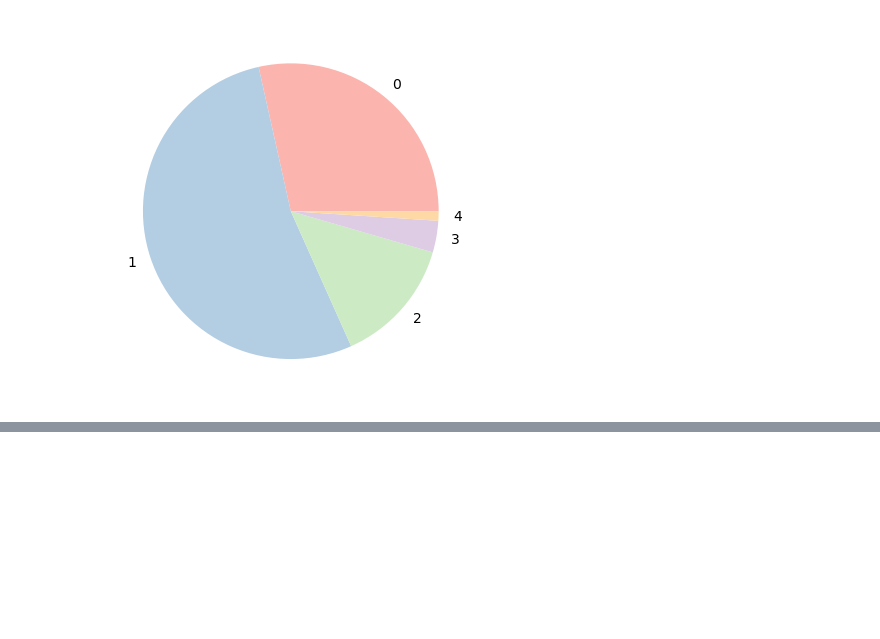
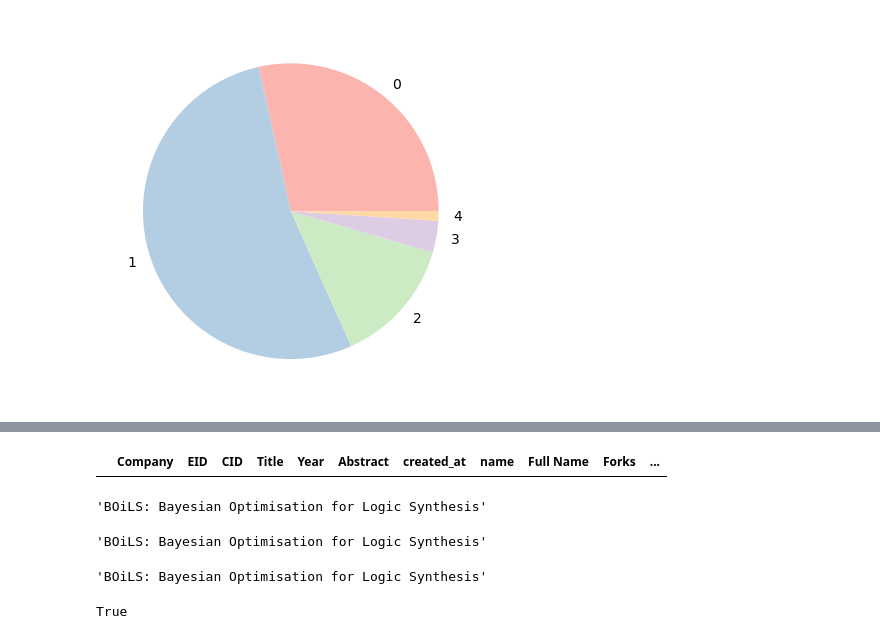
Before and after one commit to zarifikram/Paper-With-Repositories, a Jupyter notebook: src/notebooks/FigureGeneration.ipynb, the cells around one changed output, grey strips where cells are left out. Drawn from its saved outputs; the diff is of its cells as text; code cells hidden in the pictures; blank space fills up the shorter version.

Commit message:
fixed bugs
next bug : some paper titles are not getting added to matchedpapers even though they have the same title as companyDf title

```diff
--- a/src/notebooks/FigureGeneration.ipynb
+++ b/src/notebooks/FigureGeneration.ipynb
@@ -55,0 +173,16 @@ plt.savefig(getPath('pichart.png'), dpi=300, bbox_inches='tight', transparent=Tr
+# %%
+matchedPapersInfo[matchedPapersInfo.repo_link.str.contains('huawei')]
+# %% [output]
+|  | Company | EID | CID | Title | Year | Abstract | created_at | name | Full Name | Forks | ... |
+# %%
+a
+# %% [output]
+'BOiLS: Bayesian Optimisation for Logic Synthesis'
+# %%
+b
+# %% [output]
+'BOiLS: Bayesian Optimisation for Logic Synthesis'
+# %%
+c
+# %% [output]
+'BOiLS: Bayesian Optimisation for Logic Synthesis'
@@ -55,0 +191,4 @@ plt.savefig(getPath('pichart.png'), dpi=300, bbox_inches='tight', transparent=Tr
+# %%
+a.lower()==c.lower()
+# %% [output]
+True
```
Also changed, not shown: parts of 13 cells of this notebook, 4 other files.
